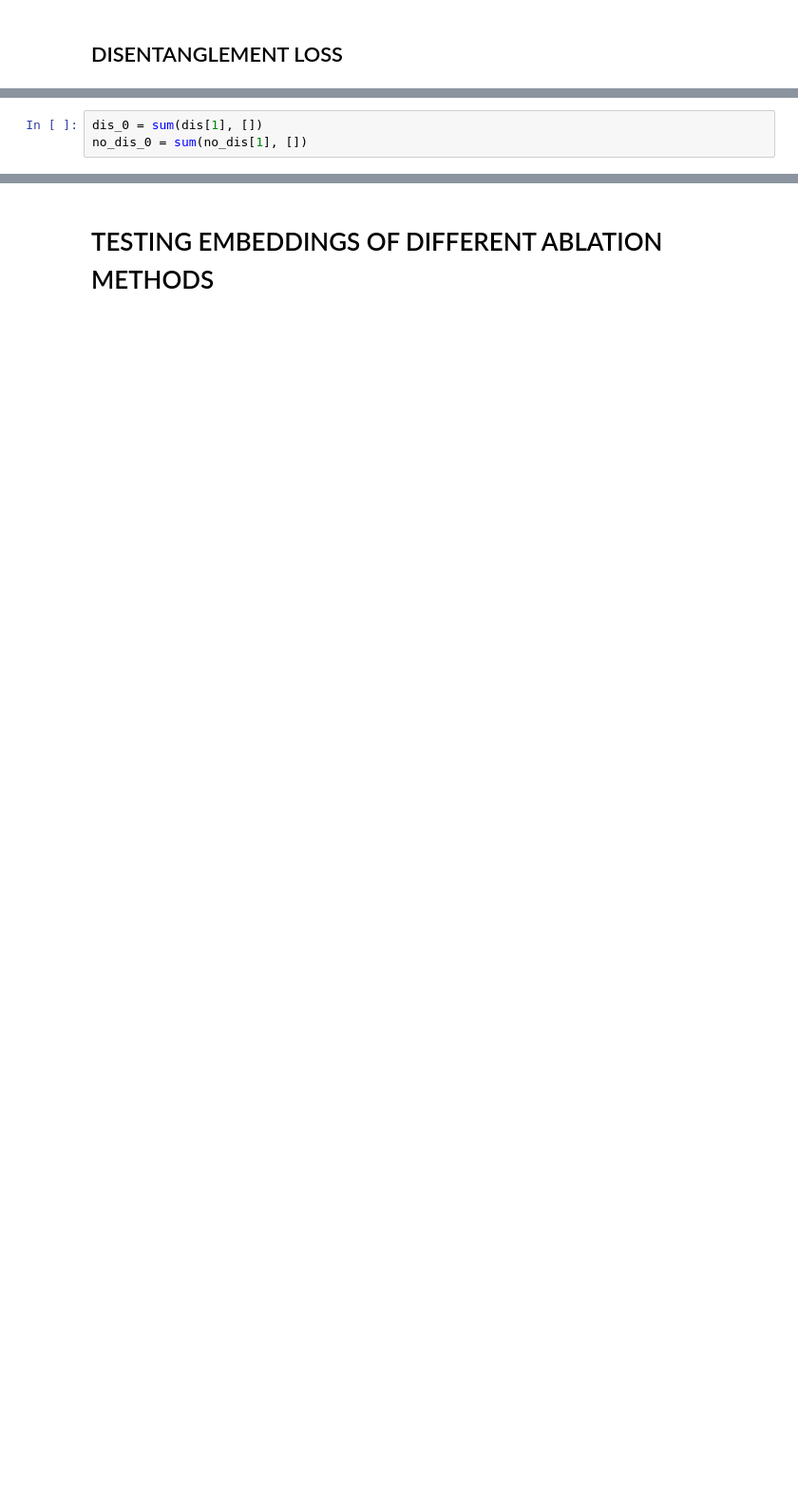
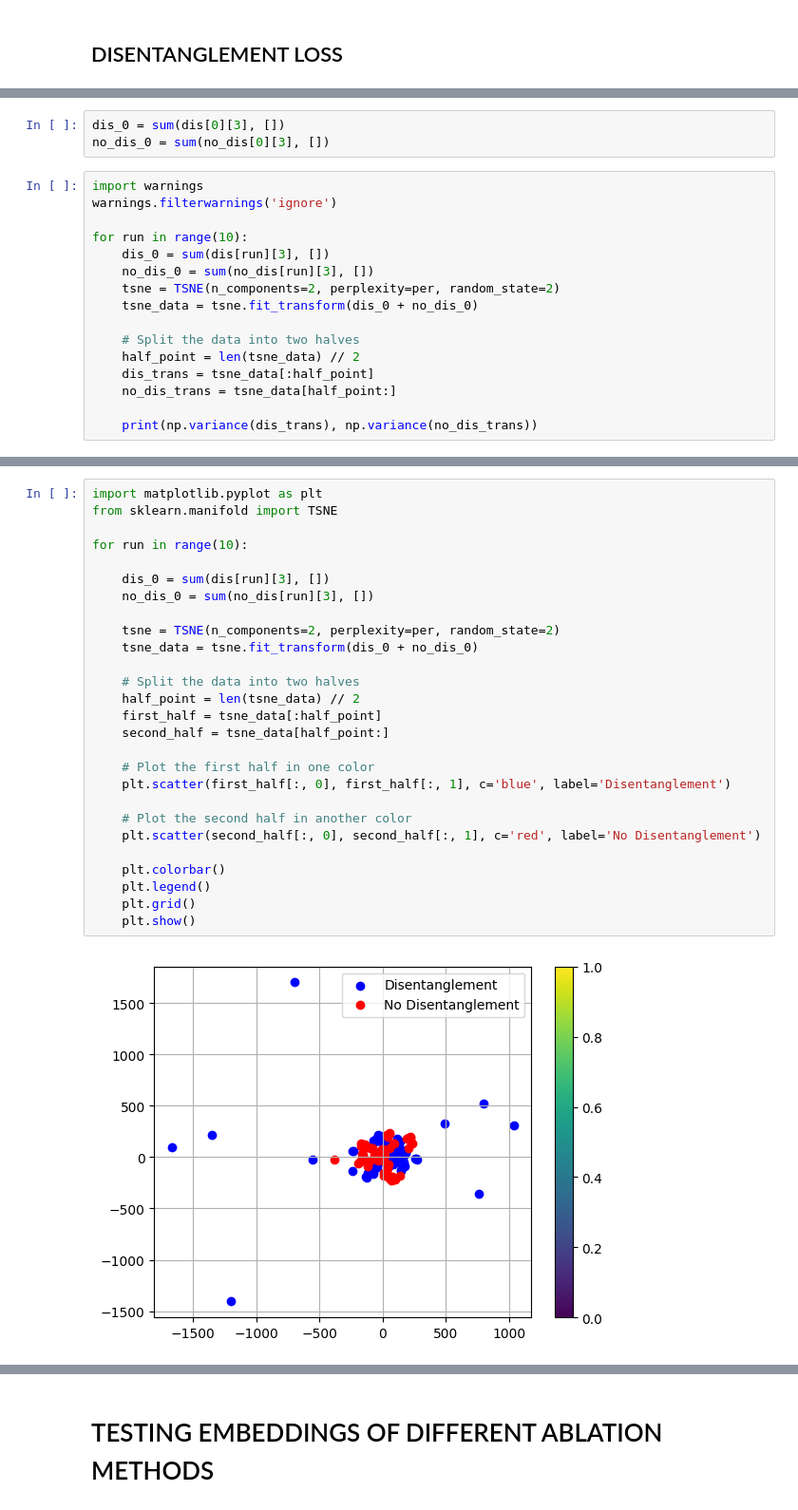
Before and after one commit to LorenzoStigliano/thesis-imperial, a Jupyter notebook: src/notebooks/study_Evaluation_ablation.ipynb, the cells around one changed output, grey strips where cells are left out. Shown: that part at 95% size. Saved outputs shown, nothing was run; the diff lists cells and outputs as text; blank space fills up the shorter version.

```diff
--- a/src/notebooks/study_Evaluation_ablation.ipynb
+++ b/src/notebooks/study_Evaluation_ablation.ipynb
@@ -644,3 +654,19 @@ for view in [0,2,4,5]:
 # %%
-dis_0 = sum(dis[1], [])
-no_dis_0 = sum(no_dis[1], [])
+dis_0 = sum(dis[0][3], [])
+no_dis_0 = sum(no_dis[0][3], [])
+# %%
+import warnings
+warnings.filterwarnings('ignore')
+
+for run in range(10):
+    dis_0 = sum(dis[run][3], [])
+    no_dis_0 = sum(no_dis[run][3], [])
+    tsne = TSNE(n_components=2, perplexity=per, random_state=2)
+    tsne_data = tsne.fit_transform(dis_0 + no_dis_0)
+
+    # Split the data into two halves
+    half_point = len(tsne_data) // 2
+    dis_trans = tsne_data[:half_point]
+    no_dis_trans = tsne_data[half_point:]
+
+    print(np.variance(dis_trans), np.variance(no_dis_trans))
@@ -672,0 +736,29 @@ for per in perplexity:
+# %%
+import matplotlib.pyplot as plt
+from sklearn.manifold import TSNE
+
+for run in range(10):
+
+    dis_0 = sum(dis[run][3], [])
+    no_dis_0 = sum(no_dis[run][3], [])
+
+    tsne = TSNE(n_components=2, perplexity=per, random_state=2)
+    tsne_data = tsne.fit_transform(dis_0 + no_dis_0)
+
+    # Split the data into two halves
+    half_point = len(tsne_data) // 2
+    first_half = tsne_data[:half_point]
+    second_half = tsne_data[half_point:]
+
+    # Plot the first half in one color
+    plt.scatter(first_half[:, 0], first_half[:, 1], c='blue', label='Disentanglement')
+
+    # Plot the second half in another color
+    plt.scatter(second_half[:, 0], second_half[:, 1], c='red', label='No Disentanglement')
+
+    plt.colorbar()
+    plt.legend()
+    plt.grid()
+    plt.show()
+# %% [output]
+[figure, added]
```
Also changed, not shown: parts of 7 cells of this notebook, 10 other files.
